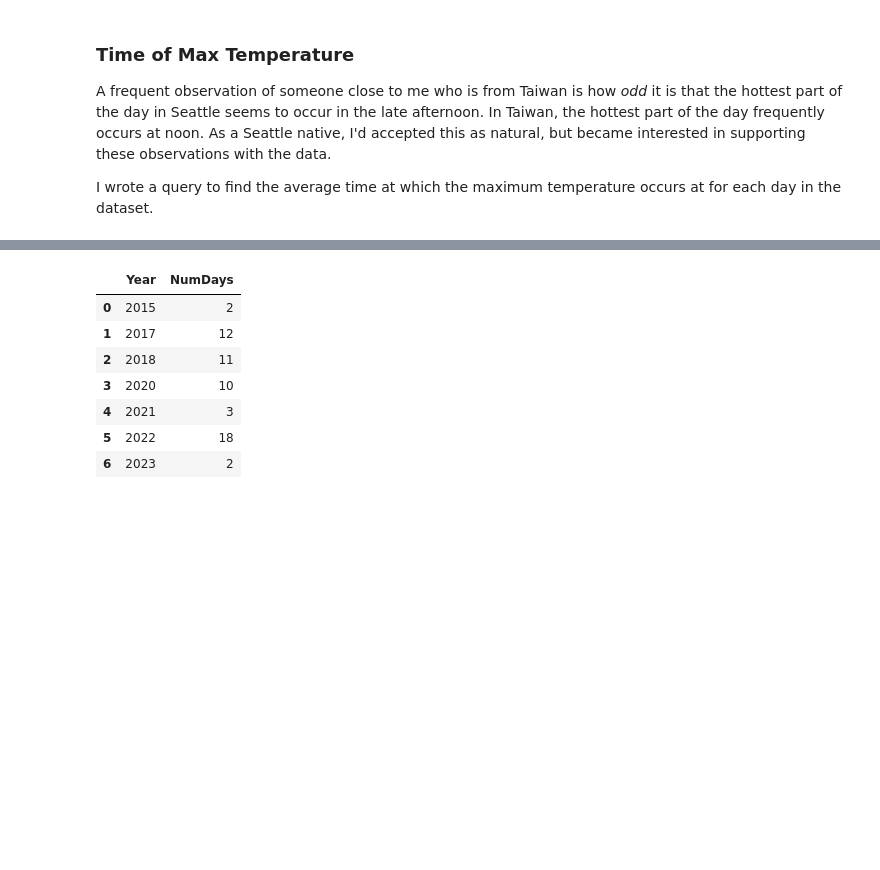
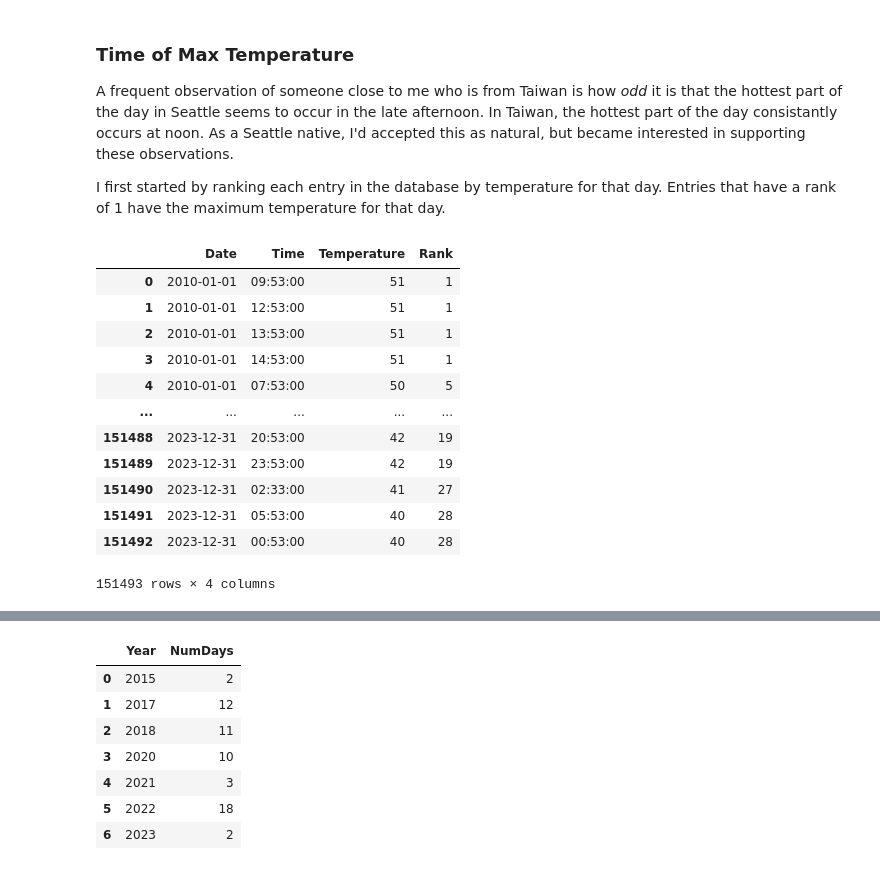
Before and after one commit to rbottoms18/sea-weather, a Jupyter notebook: weather_exploration.ipynb, the cells around one changed output, grey strips where cells are left out. Cells and saved outputs as stored; diff of their text form; code cells hidden in the pictures; blank space fills up the shorter version.

```diff
--- a/weather_exploration.ipynb
+++ b/weather_exploration.ipynb
@@ -13,6 +12,28 @@ connection = sqlite3.connect("SEA_weather.db")
 cursor = connection.cursor()
 # %% [markdown]
 ### Time of Max Temperature
-A frequent observation of someone close to me who is from Taiwan is how *odd* it is that the hottest part of the day in Seattle seems to occur in the late afternoon. In Taiwan, the hottest part of the day frequently occurs at noon. As a Seattle native, I'd accepted this as natural, but became interested in supporting these observations with the data.
+A frequent observation of someone close to me who is from Taiwan is how *odd* it is that the hottest part of the day in Seattle seems to occur in the late afternoon. In Taiwan, the hottest part of the day consistantly occurs at noon. As a Seattle native, I'd accepted this as natural, but became interested in supporting these observations.
 
-I wrote a query to find the average time at which the maximum temperature occurs at for each day in the dataset.
+I first started by ranking each entry in the database by temperature for that day. Entries that have a rank of 1 have the maximum temperature for that day.
+# %%
+query = """
+    SELECT DATE(DateTime) as Date, TIME(DateTime) as Time, Temperature, RANK() OVER (PARTITION BY DATE(DateTime) ORDER BY Temperature DESC) as Rank
+    FROM SEA_weather
+"""
+
+max_temps = pd.read_sql_query(query, connection)
+display(max_temps)
+# %% [output]
+|  | Date | Time | Temperature | Rank |
+| 0 | 2010-01-01 | 09:53:00 | 51 | 1 |
+| 1 | 2010-01-01 | 12:53:00 | 51 | 1 |
+| 2 | 2010-01-01 | 13:53:00 | 51 | 1 |
+| 3 | 2010-01-01 | 14:53:00 | 51 | 1 |
+| 4 | 2010-01-01 | 07:53:00 | 50 | 5 |
+| ... | ... | ... | ... | ... |
+| 151488 | 2023-12-31 | 20:53:00 | 42 | 19 |
+| 151489 | 2023-12-31 | 23:53:00 | 42 | 19 |
+| 151490 | 2023-12-31 | 02:33:00 | 41 | 27 |
+| 151491 | 2023-12-31 | 05:53:00 | 40 | 28 |
+| 151492 | 2023-12-31 | 00:53:00 | 40 | 28 |
+151493 rows × 4 columns
```
Also changed, not shown: parts of 20 cells of this notebook, 5 other files.
